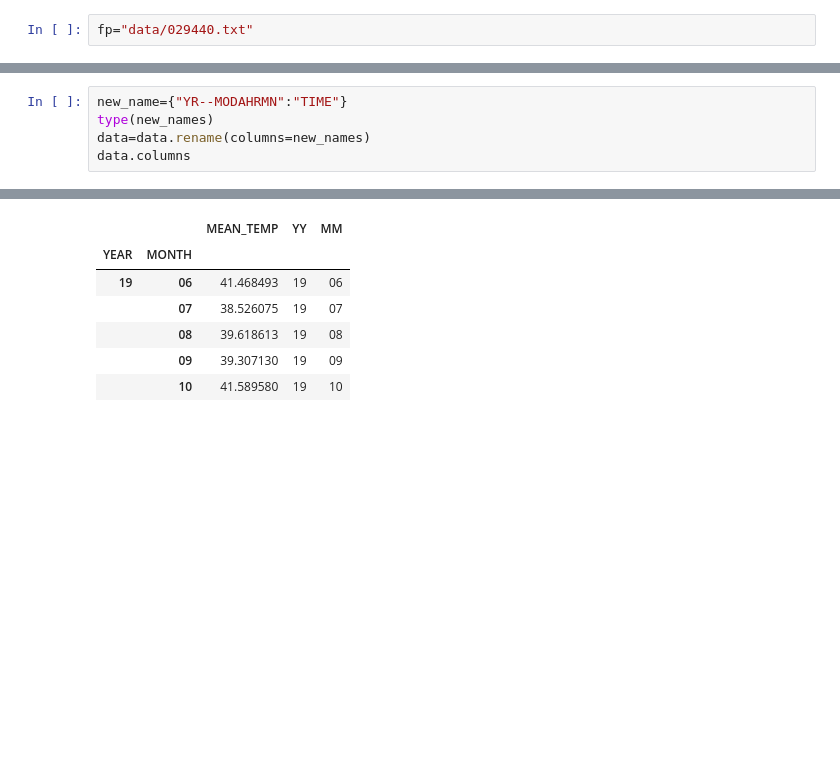
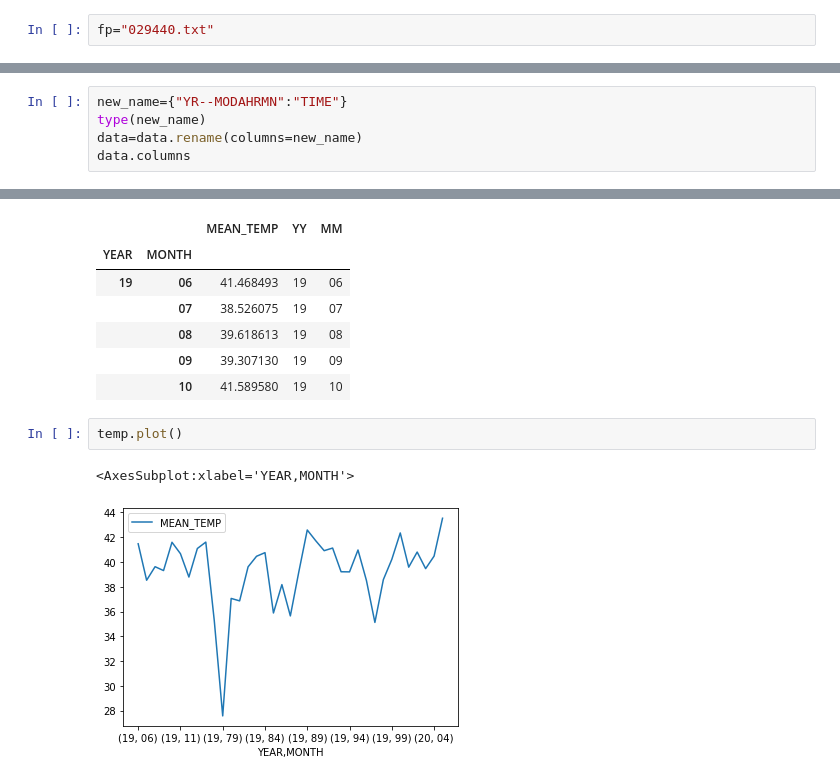
Before and after one commit to lavs5/myrepo, a Jupyter notebook: 02pandas_Dict.ipynb, the cells around one changed output, grey strips where cells are left out. Cells and saved outputs as stored; diff of their text form; blank space fills up the shorter version.

```diff
--- a/02pandas_Dict.ipynb
+++ b/02pandas_Dict.ipynb
@@ -1,7 +1,7 @@
 # %%
 import pandas as pd
 # %%
-fp="data/029440.txt"
+fp="029440.txt"
 # %%
 data = pd.read_csv(
     fp, delim_whitespace=True, na_values=["*", "**", "***", "****", "*****", "******"]
@@ -46,7 +46,7 @@ data.head()
 Rename columns
 # %%
 new_name={"YR--MODAHRMN":"TIME"}
-type(new_names)
-data=data.rename(columns=new_names)
+type(new_name)
+data=data.rename(columns=new_name)
 data.columns
 # %% [output]
@@ -155,3 +170,8 @@ temp.head()
 |  | 08 | 39.618613 | 19 | 08 |
 |  | 09 | 39.307130 | 19 | 09 |
 |  | 10 | 41.589580 | 19 | 10 |
+# %%
+temp.plot()
+# %% [output]
+<AxesSubplot:xlabel='YEAR,MONTH'>
+[figure, added]
```
Also changed, not shown: parts of 12 cells of this notebook.
